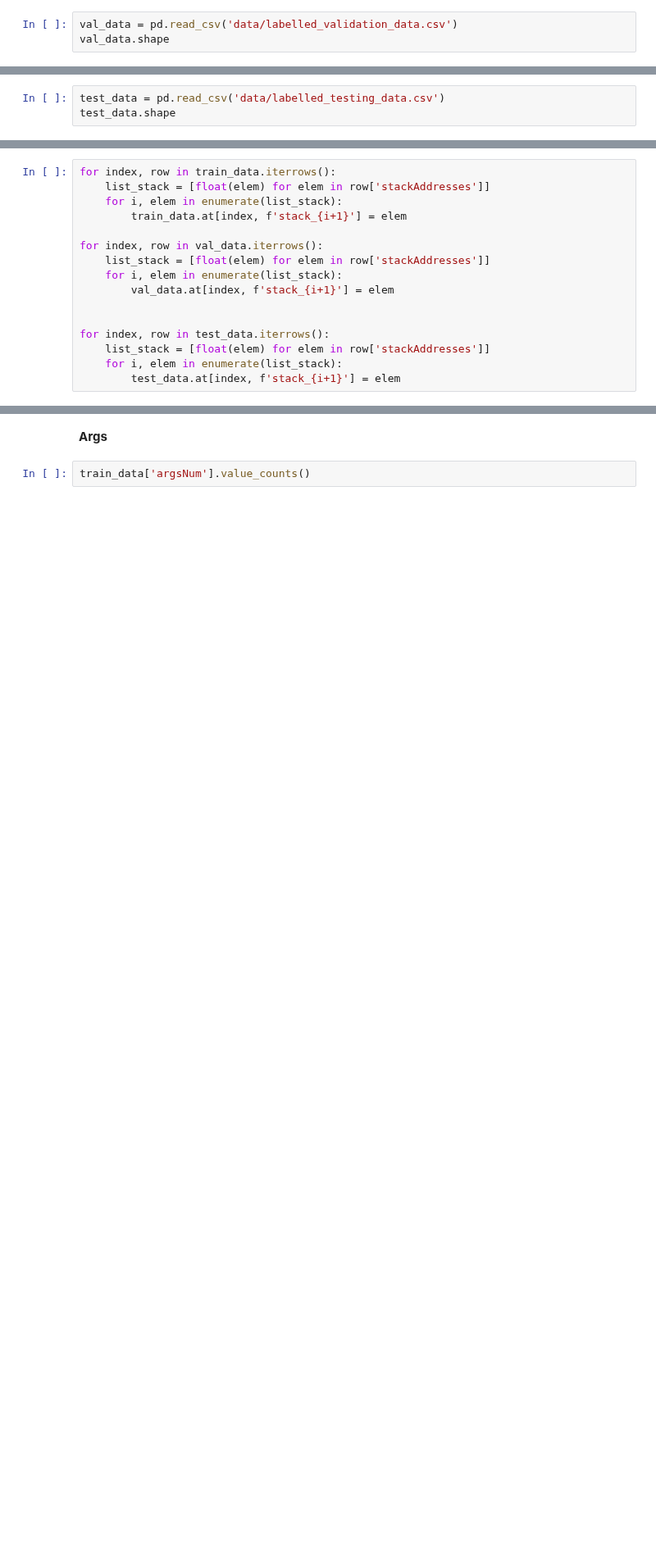
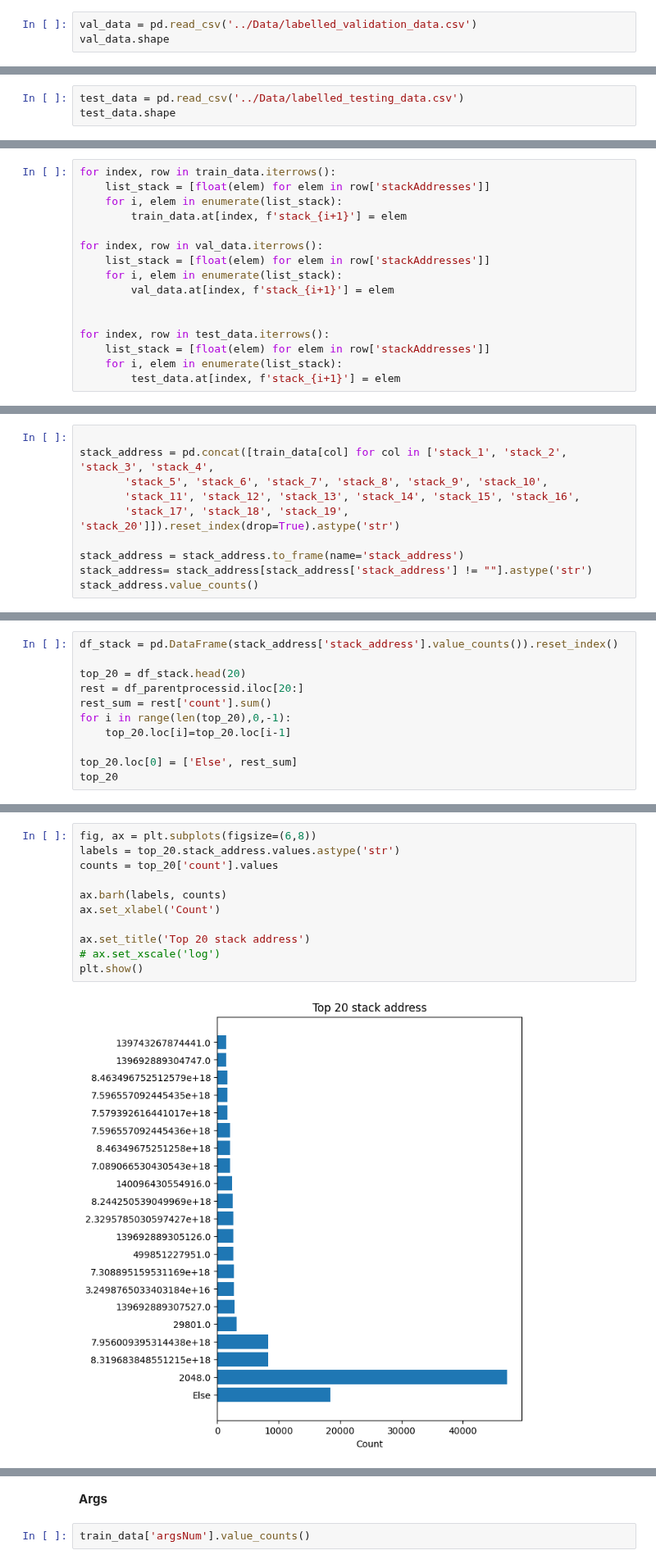
Before and after one commit to moryba/Beth-project, a Jupyter notebook: Data analysis/data analysis.ipynb, the cells around one changed output, grey strips where cells are left out. Shown at 82% size. Drawn from its saved outputs; the diff is of its cells as text; blank space fills up the shorter version.

```diff
--- a/Data analysis/data analysis.ipynb
+++ b/Data analysis/data analysis.ipynb
@@ -554,7 +562,7 @@ Name: count, dtype: int64
 # %% [markdown]
 ### Validation data
 # %%
-val_data = pd.read_csv('data/labelled_validation_data.csv')
+val_data = pd.read_csv('../Data/labelled_validation_data.csv')
 val_data.shape
 # %% [output]
 (188967, 16)
@@ -587,7 +595,7 @@ Name: count, dtype: int64
 # %% [markdown]
 ### Testing data
 # %%
-test_data = pd.read_csv('data/labelled_testing_data.csv')
+test_data = pd.read_csv('../Data/labelled_testing_data.csv')
 test_data.shape
 # %% [output]
 (188967, 16)
@@ -1007,0 +1026,10 @@ Name: 0, dtype: object
+# %%
+
+stack_address = pd.concat([train_data[col] for col in ['stack_1', 'stack_2', 'stack_3', 'stack_4',
+       'stack_5', 'stack_6', 'stack_7', 'stack_8', 'stack_9', 'stack_10',
+       'stack_11', 'stack_12', 'stack_13', 'stack_14', 'stack_15', 'stack_16',
+       'stack_17', 'stack_18', 'stack_19', 'stack_20']]).reset_index(drop=True).astype('str')
+
+stack_address = stack_address.to_frame(name='stack_address')
+stack_address= stack_address[stack_address['stack_address'] != ""].astype('str')
+stack_address.value_counts()
@@ -1007,0 +1050,11 @@ Name: 0, dtype: object
+# %%
+df_stack = pd.DataFrame(stack_address['stack_address'].value_counts()).reset_index()
+
+top_20 = df_stack.head(20)
+rest = df_parentprocessid.iloc[20:]
+rest_sum = rest['count'].sum()
+for i in range(len(top_20),0,-1):
+    top_20.loc[i]=top_20.loc[i-1]
+
+top_20.loc[0] = ['Else', rest_sum]
+top_20
@@ -1007,0 +1079,13 @@ Name: 0, dtype: object
+# %%
+fig, ax = plt.subplots(figsize=(6,8))
+labels = top_20.stack_address.values.astype('str')
+counts = top_20['count'].values
+
+ax.barh(labels, counts)
+ax.set_xlabel('Count')
+
+ax.set_title('Top 20 stack address')
+# ax.set_xscale('log')
+plt.show()
+# %% [output]
+[figure, added]
```
Also changed, not shown: parts of 19 cells of this notebook, 5 other files.
